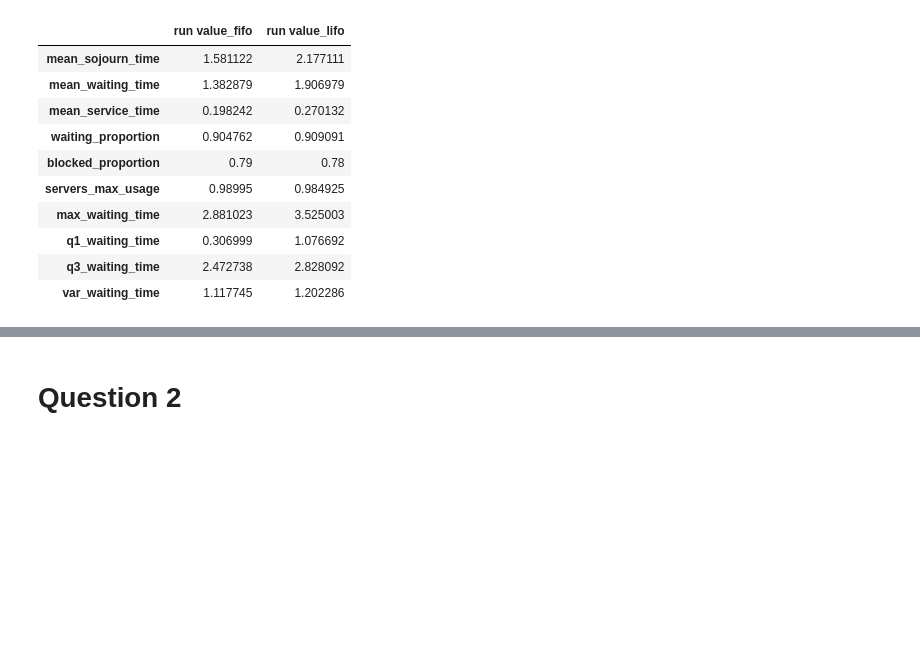
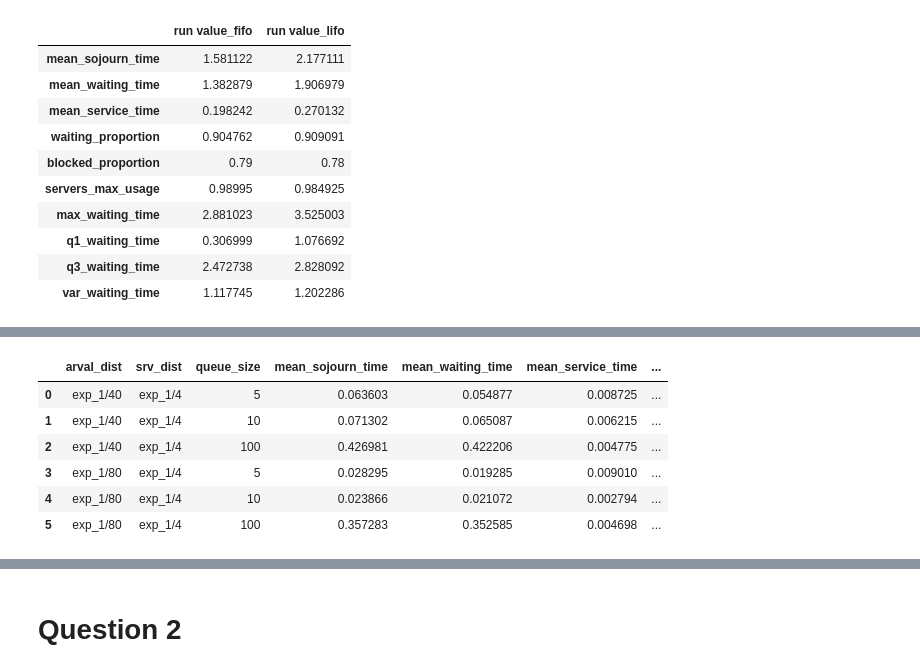
Before and after one commit to Coartix/ERO2, a Jupyter notebook: Analyse et dimensionnement - Enonce.ipynb, the cells around one changed output, grey strips where cells are left out. Drawn from its saved outputs; the diff is of its cells as text; code cells hidden in the pictures; blank space fills up the shorter version.

```diff
--- a/Analyse et dimensionnement - Enonce.ipynb
+++ b/Analyse et dimensionnement - Enonce.ipynb
@@ -362,0 +349,4 @@ for i in range(3):
+# %%
+# change the values of the dataframe to numeric
+results[cols_without_names] = results[cols_without_names].apply(pd.to_numeric)
+results.dtypes
@@ -362,0 +367,16 @@ for i in range(3):
+# %%
+results_fifo = results[results['policy'] == "FIFO"].reset_index()
+results_lifo = results[results['policy'] == "LIFO"].reset_index()
+
+results_diff = results_fifo.copy()
+results_diff[cols_without_names] = results_fifo[cols_without_names] - results_lifo[cols_without_names]
+results_diff.drop(columns=['index', 'policy', 'q1_waiting_time', 'q3_waiting_time', 'var_waiting_time'], inplace=True)
+results_diff
+# %% [output]
+|  | arval_dist | srv_dist | queue_size | mean_sojourn_time | mean_waiting_time | mean_service_time | ... |
+| 0 | exp_1/40 | exp_1/4 | 5 | 0.063603 | 0.054877 | 0.008725 | ... |
+| 1 | exp_1/40 | exp_1/4 | 10 | 0.071302 | 0.065087 | 0.006215 | ... |
+| 2 | exp_1/40 | exp_1/4 | 100 | 0.426981 | 0.422206 | 0.004775 | ... |
+| 3 | exp_1/80 | exp_1/4 | 5 | 0.028295 | 0.019285 | 0.009010 | ... |
+| 4 | exp_1/80 | exp_1/4 | 10 | 0.023866 | 0.021072 | 0.002794 | ... |
+| 5 | exp_1/80 | exp_1/4 | 100 | 0.357283 | 0.352585 | 0.004698 | ... |
```
Also changed, not shown: parts of 7 cells of this notebook.
